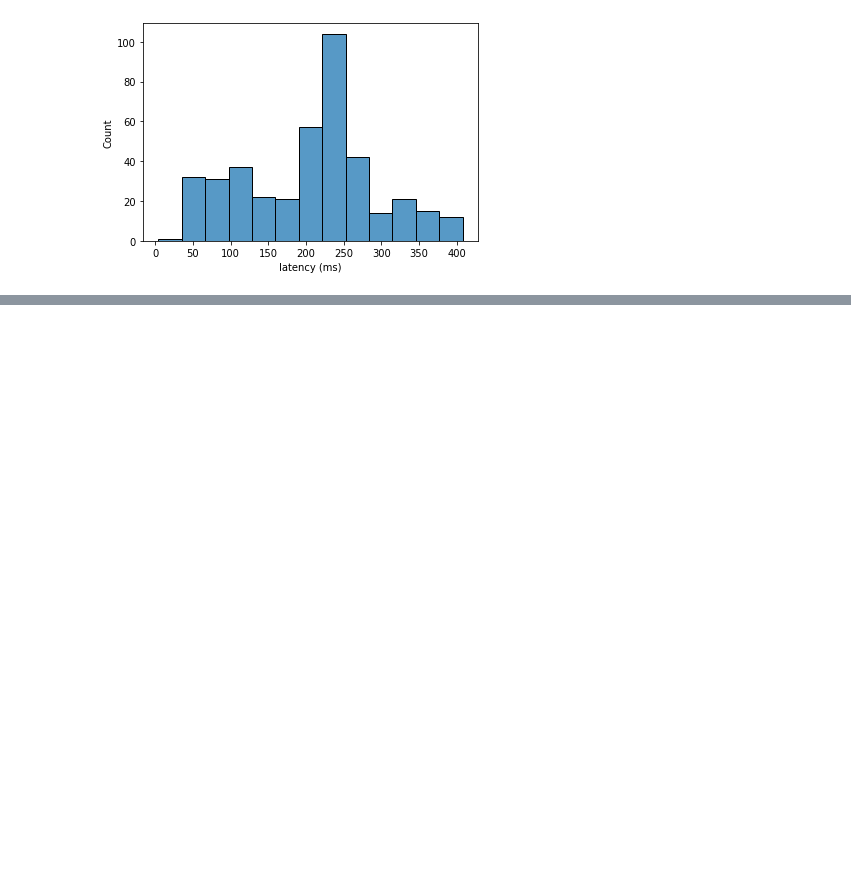
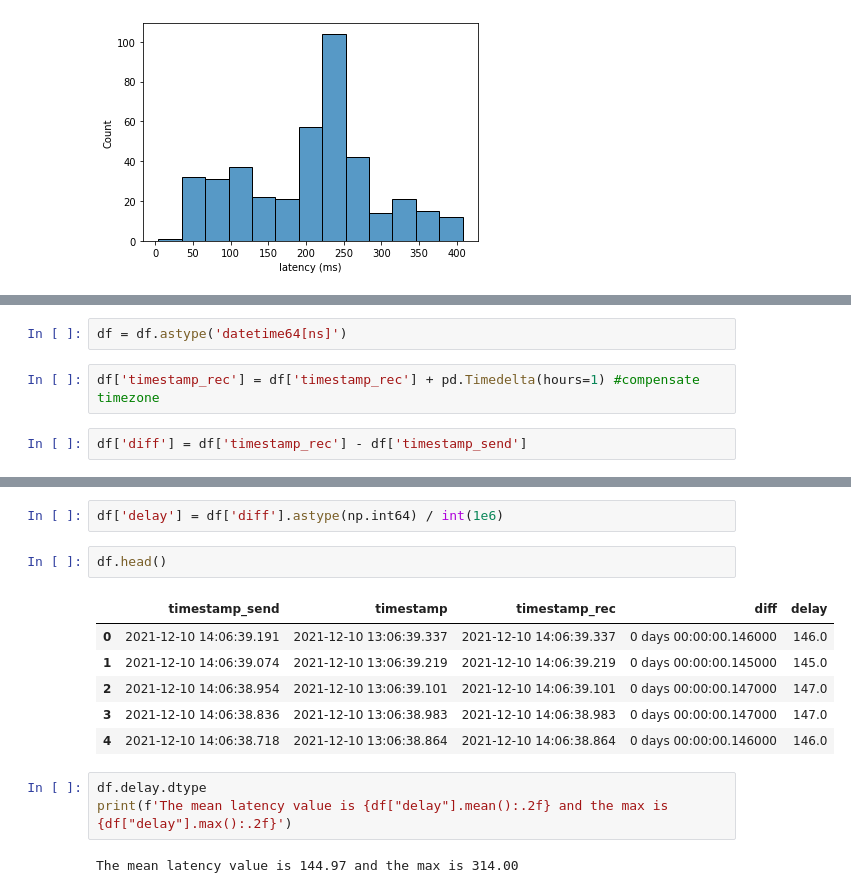
Before and after one commit to Stocastico/ARchitecture_paper, a Jupyter notebook: latency_messages_app.ipynb, the cells around one changed output, grey strips where cells are left out. Saved outputs shown, nothing was run; the diff lists cells and outputs as text; blank space fills up the shorter version.

```diff
--- a/latency_messages_app.ipynb
+++ b/latency_messages_app.ipynb
@@ -91,0 +165,6 @@ The mean latency is 205.69 and the median is 222.00
+# %%
+df = df.astype('datetime64[ns]')
+# %%
+df['timestamp_rec'] = df['timestamp_rec'] + pd.Timedelta(hours=1) #compensate timezone
+# %%
+df['diff'] = df['timestamp_rec'] - df['timestamp_send']
@@ -91,0 +180,16 @@ The mean latency is 205.69 and the median is 222.00
+# %%
+df['delay'] = df['diff'].astype(np.int64) / int(1e6)
+# %%
+df.head()
+# %% [output]
+|  | timestamp_send | timestamp | timestamp_rec | diff | delay |
+| 0 | 2021-12-10 14:06:39.191 | 2021-12-10 13:06:39.337 | 2021-12-10 14:06:39.337 | 0 days 00:00:00.146000 | 146.0 |
+| 1 | 2021-12-10 14:06:39.074 | 2021-12-10 13:06:39.219 | 2021-12-10 14:06:39.219 | 0 days 00:00:00.145000 | 145.0 |
+| 2 | 2021-12-10 14:06:38.954 | 2021-12-10 13:06:39.101 | 2021-12-10 14:06:39.101 | 0 days 00:00:00.147000 | 147.0 |
+| 3 | 2021-12-10 14:06:38.836 | 2021-12-10 13:06:38.983 | 2021-12-10 14:06:38.983 | 0 days 00:00:00.147000 | 147.0 |
+| 4 | 2021-12-10 14:06:38.718 | 2021-12-10 13:06:38.864 | 2021-12-10 14:06:38.864 | 0 days 00:00:00.146000 | 146.0 |
+# %%
+df.delay.dtype
+print(f'The mean latency value is {df["delay"].mean():.2f} and the max is {df["delay"].max():.2f}')
+# %% [output]
+The mean latency value is 144.97 and the max is 314.00
```
Also changed, not shown: parts of 12 cells of this notebook, 3 other files.
